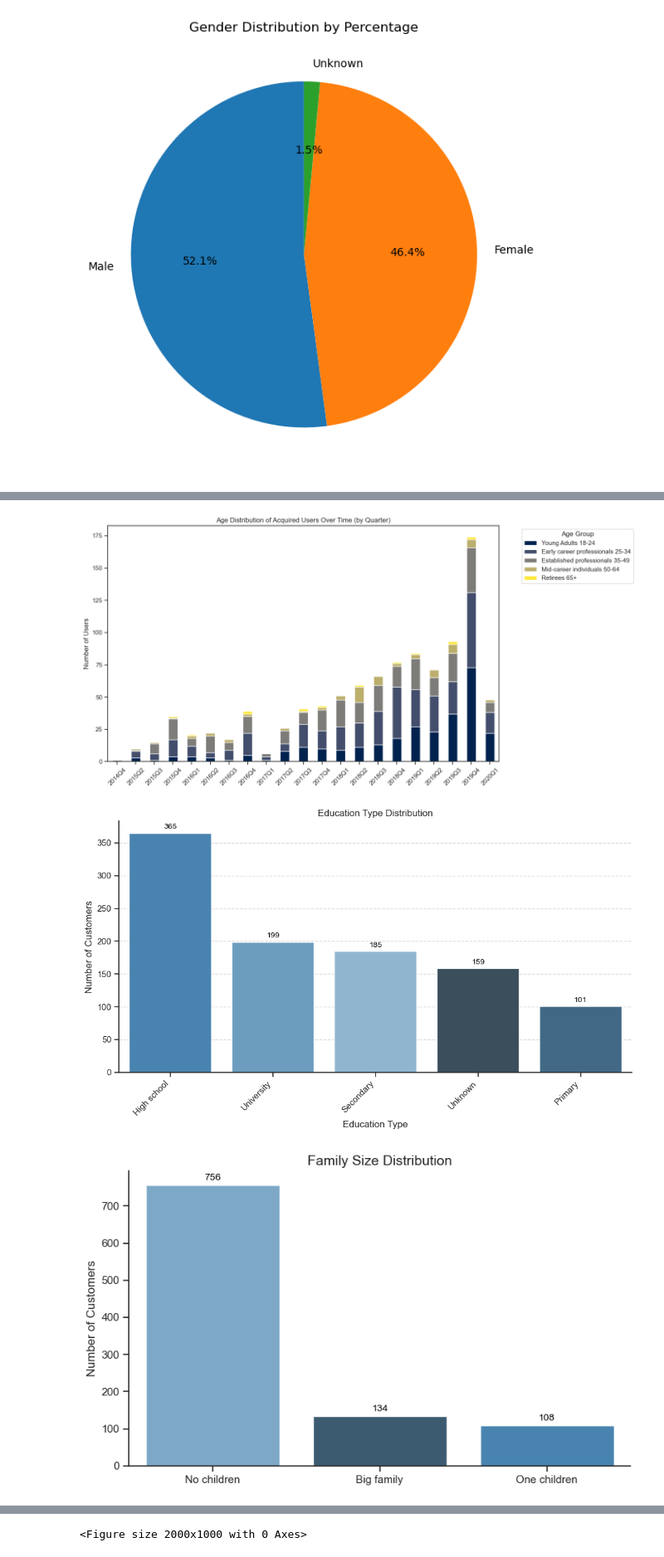
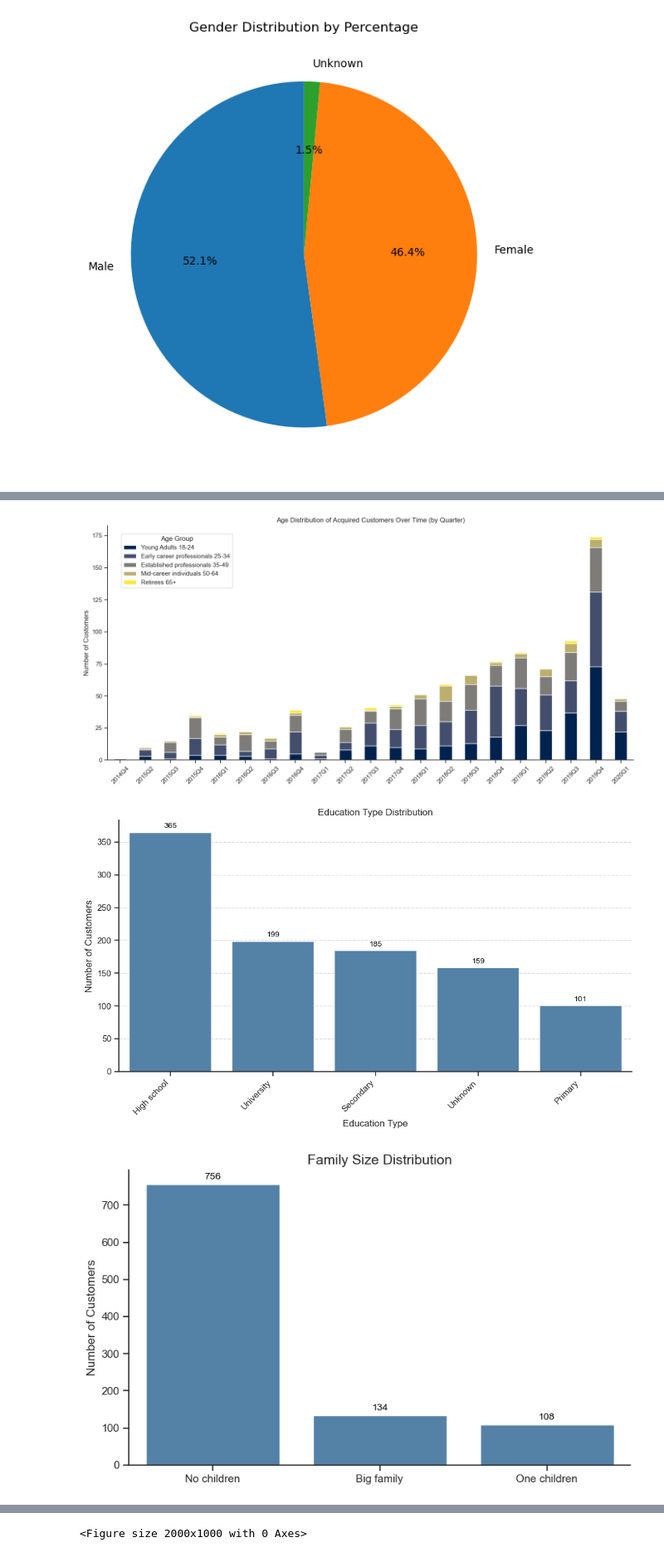
Before and after one commit to akorablov/Project_Twisto, a Jupyter notebook: FinTech_project/2_Demographic_analysis.ipynb, the cells around one changed output, grey strips where cells are left out. Shown at 83% size. Cells and saved outputs as stored; diff of their text form; code cells hidden in the pictures.

```diff
--- a/FinTech_project/2_Demographic_analysis.ipynb
+++ b/FinTech_project/2_Demographic_analysis.ipynb
@@ -138,7 +138,7 @@ plt.show()
 [figure]
 # %%
 # Seaborn theme
-sns.set_theme(style="ticks", palette="dark:b_r")
+sns.set_theme(style="ticks")
 
 # Define bin edges and labels
 bins = [17, 24, 34, 49, 64, np.inf]
@@ -157,16 +157,14 @@ plt.figure(figsize=(10,6))
 ax = sns.countplot(
     data=df_cmr,
     y='age_group',
-    hue='age_group',
     order=labels,
-    palette='Blues_d',
-    legend=False
+    color='steelblue'
 )
 
 # Formatting
 plt.title("Age Group Distribution", fontsize=14)
 plt.xlabel("Number of Customers", fontsize=12)
-plt.ylabel("Age Groups", fontsize=12)
+plt.ylabel("")
 
 # Remove top and right borders
 sns.despine(top=True, right=True, left=False, bottom=False)
@@ -210,17 +208,24 @@ pivot_table.columns = pivot_table.columns.astype(str)
 plt.figure(figsize=(14, 7))
 
 # Transpose so quarters are on the x-axis, age groups stacked
-pivot_table.T.plot(kind='bar', stacked=True, colormap='cividis', ax=plt.gca())
+ax = pivot_table.T.plot(kind='bar', stacked=True, colormap='cividis', ax=plt.gca())
 
-plt.title('Age Distribution of Acquired Users Over Time (by Quarter)')
+# Remove top and right frame lines
+ax.spines['top'].set_visible(False)
+ax.spines['right'].set_visible(False)
+
+plt.title('Age Distribution of Acquired Customers Over Time (by Quarter)')
 plt.xlabel('')
-plt.ylabel('Number of Users')
+plt.ylabel('Number of Customers')
 plt.xticks(rotation=45)
-plt.legend(title='Age Group', bbox_to_anchor=(1.05, 1), loc='upper left')
+
+# Move legend inside to the top-left
+plt.legend(title='Age Group', loc='upper left', bbox_to_anchor=(0.02, 0.98))
+
 plt.tight_layout()
 plt.show()
 # %% [output]
-[figure, old version]
+[figure, new version]
 # %%
 sns.set_theme(style="ticks", palette="dark:b_r")
 plt.figure(figsize=(10,6))
@@ -228,9 +233,8 @@ plt.figure(figsize=(10,6))
 ax = sns.countplot(
     data=df_cmr,
     x="education_type",
-    hue="education_type",
     order=df_cmr['education_type'].value_counts().index,
-    palette="Blues_d",
+    color='steelblue',
     legend=False
 )
 
@@ -261,42 +265,41 @@ for p in ax.patches:
 plt.tight_layout()
 plt.show()
 # %% [output]
-[figure, old version]
+[figure, new version]
 # %%
 plt.figure(figsize=(8,5))
 
 # Countplot for family_size
 ax = sns.countplot(
     data=df_cmr,
     x="family_size",
     order=df_cmr['family_size'].value_counts().index,  # sort by frequency
-    palette="Blues_d",
-    hue="family_size",
+    color="steelblue",
     legend=False
 )
 
 plt.title("Family Size Distribution", fontsize=14)
 plt.xlabel("", fontsize=12)
 plt.ylabel("Number of Customers", fontsize=12)
 
 # Remove top/right spines
 sns.despine(top=True, right=True)
 
 # Show counts above bars
 for p in ax.patches:
     count = int(p.get_height())
     ax.annotate(
         f'{count}',
         (p.get_x() + p.get_width()/2., p.get_height()),
         ha='center', va='bottom',
         fontsize=10, color='black', xytext=(0,3),
         textcoords='offset points'
     )
 
 plt.tight_layout()
 plt.show()
 # %% [output]
-[figure, old version]
+[figure, new version]
 # %%
 sns.set_theme(style="ticks")
 plt.figure(figsize=(12,5))
```
Also changed, not shown: parts of 2 cells of this notebook.
